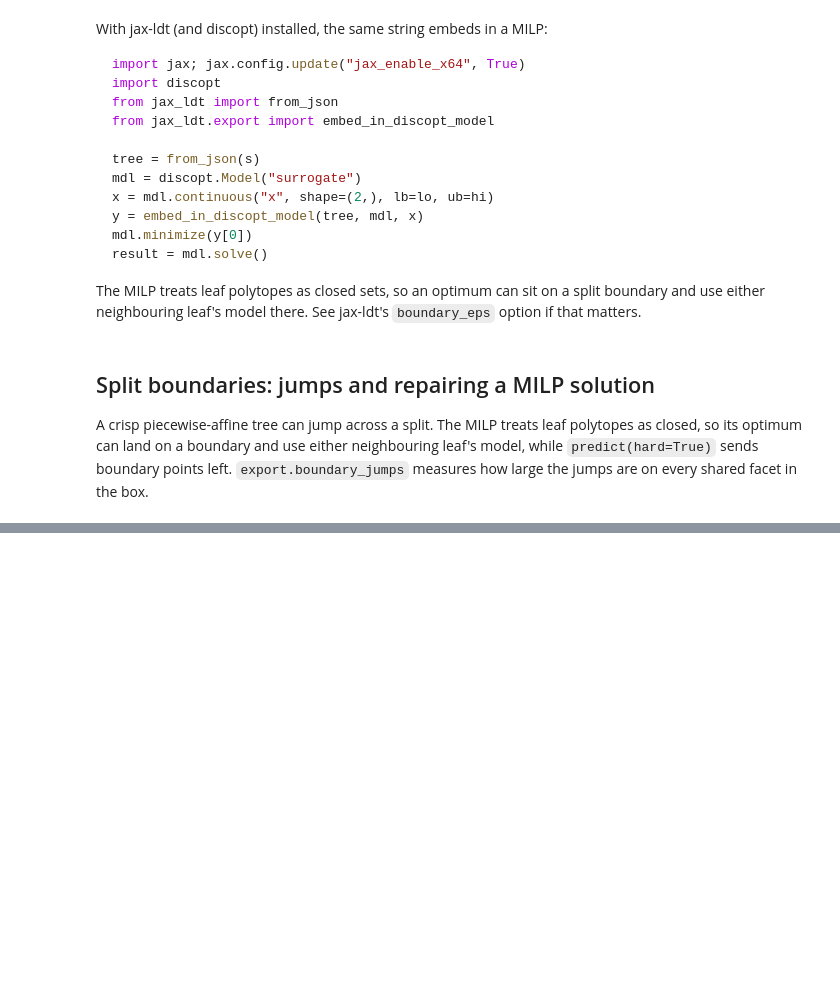
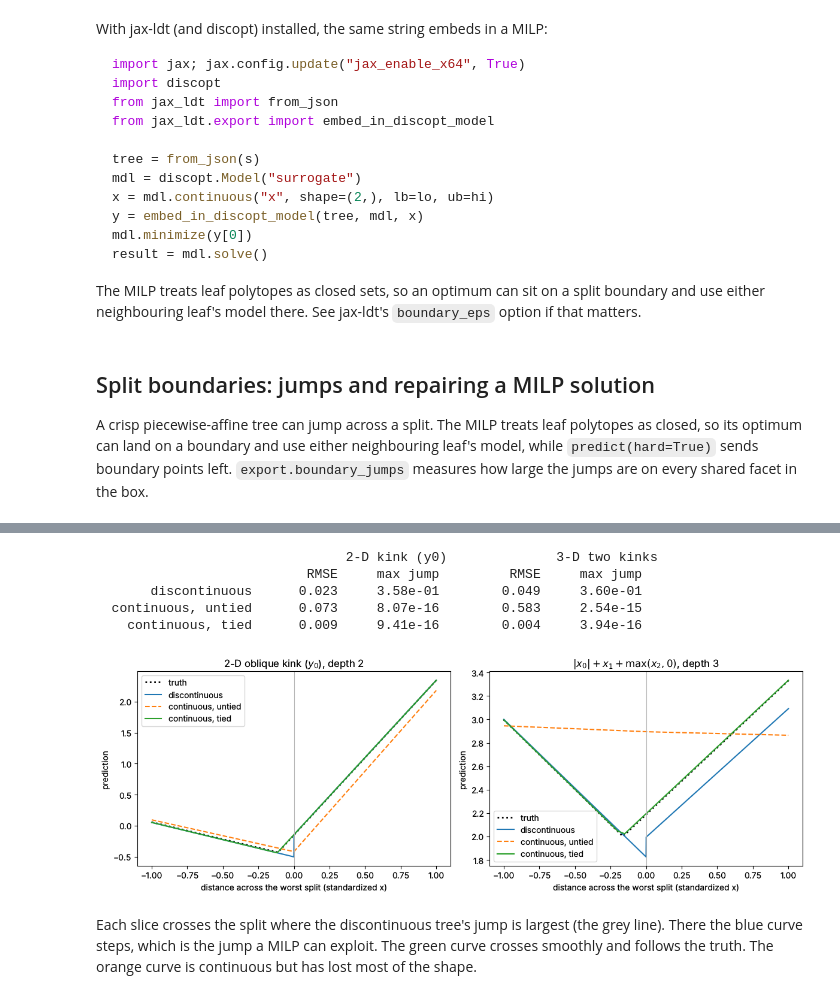
Before and after one commit to jkitchin/jax-difftree, a Jupyter notebook: notebooks/piecewise_linear_milp.ipynb, the cells around one changed output, grey strips where cells are left out. Saved outputs shown, nothing was run; the diff lists cells and outputs as text; code cells hidden in the pictures; blank space fills up the shorter version.

```diff
--- a/notebooks/piecewise_linear_milp.ipynb
+++ b/notebooks/piecewise_linear_milp.ipynb
@@ -205,7 +201,0 @@ moved by 1.0e-06 (standardized units)
-# %%
-mc = DifferentiableTreeRegressor(leaf_type="affine", constant_outputs=[1], continuous=True,
-                                 **common).fit(X, Y, dydx=J)
-for name, mod in (("discontinuous", m), ("continuous", mc)):
-    rmse = np.sqrt(np.mean((mod.predict(X_te, hard=True) - Y_te) ** 2, axis=0))
-    print(f"{name:>13s}: max jump = {np.round(mod.hardening_report_['max_boundary_jump'], 3)}  "
-          f"hard RMSE = {np.round(rmse, 3)}")
@@ -214,0 +212,64 @@ discontinuous: max jump = [0.746 0.605]  hard RMSE = [0.06  0.086]
+# %%
+variants = {
+    "discontinuous": dict(),
+    "continuous, untied": dict(continuous=True),
+    "continuous, tied": dict(continuous=True, tied_splits=True),
+}
+aff = dict(leaf_type="affine", constant_outputs=[1], **common)
+fits2d = {name: DifferentiableTreeRegressor(**aff, **kw).fit(X, Y) for name, kw in variants.items()}
+
+f3 = lambda Z: np.abs(Z[:, 0]) + Z[:, 1] + np.maximum(Z[:, 2], 0)
+r3 = np.random.default_rng(1)
+X3 = r3.uniform(-2, 2, (600, 3))
+y3 = f3(X3) + 0.02 * r3.normal(size=600)
+X3_te = r3.uniform(-2, 2, (5000, 3))
+kw3 = dict(depth=3, n_epochs=80, leaf_type="affine", hardening=True, n_hard_epochs=20, random_state=0)
+fits3d = {name: DifferentiableTreeRegressor(**kw3, **kw).fit(X3, y3) for name, kw in variants.items()}
+
+print(f"{'':>20s} {'2-D kink (y0)':>24s}   {'3-D two kinks':>24s}")
+print(f"{'':>20s} {'RMSE':>10s} {'max jump':>12s}   {'RMSE':>10s} {'max jump':>12s}")
+for name in variants:
+    a, b = fits2d[name], fits3d[name]
+    ra = np.sqrt(np.mean((a.predict(X_te, hard=True)[:, 0] - Y_te[:, 0]) ** 2))
+    rb = np.sqrt(np.mean((b.predict(X3_te, hard=True) - f3(X3_te)) ** 2))
+    print(f"{name:>20s} {ra:10.3f} {a.hardening_report_['max_boundary_jump'][0]:12.2e}   "
+          f"{rb:10.3f} {b.hardening_report_['max_boundary_jump'][0]:12.2e}")
+# %% [output]
+                                2-D kink (y0)              3-D two kinks
+                           RMSE     max jump         RMSE     max jump
+       discontinuous      0.023     3.58e-01        0.049     3.60e-01
+  continuous, untied      0.073     8.07e-16        0.583     2.54e-15
+    continuous, tied      0.009     9.41e-16        0.004     3.94e-16
+# %%
+styles = {"discontinuous": ("C0", "-"), "continuous, untied": ("C1", "--"), "continuous, tied": ("C2", "-")}
+
+def worst_slice(model, half_width=1.0, n=2000):
+    """Line through the discontinuous model's worst jump, across that split.
+    Returns (t, points): t is the signed distance in standardized x units."""
+    j = export.boundary_jumps(model)[0]
+    x_w = j["worst_point"][0]
+    w = model.params_["W"][j["node"]]
+    step = (w / np.linalg.norm(w)) * model.x_std_   # unit step in standardized units
+    t = np.linspace(-half_width, half_width, n)
+    return t, x_w[None, :] + t[:, None] * step[None, :]
+
+fig, axes = plt.subplots(1, 2, figsize=(12, 4.2))
+for ax, fits, f_true, title in (
+    (axes[0], fits2d, lambda Z: truth(Z)[:, 0], "2-D oblique kink ($y_0$), depth 2"),
+    (axes[1], fits3d, f3, "$|x_0| + x_1 + \\max(x_2, 0)$, depth 3"),
+):
+    t, S = worst_slice(fits["discontinuous"])
+    ax.plot(t, f_true(S), "k:", lw=2, label="truth")
+    for name, mod in fits.items():
+        c, ls = styles[name]
+        pred = mod.predict(S, hard=True)
+        ax.plot(t, pred[:, 0] if pred.ndim == 2 else pred, color=c, ls=ls, label=name)
+    ax.axvline(0, color="0.7", lw=0.8)
+    ax.set(xlabel="distance across the worst split (standardized x)", ylabel="prediction", title=title)
+    ax.legend()
+plt.tight_layout()
+plt.show()
+# %% [output]
+[figure, added]
+# %% [markdown]
+Each slice crosses the split where the discontinuous tree's jump is largest (the grey line). There the blue curve steps, which is the jump a MILP can exploit. The green curve crosses smoothly and follows the truth. The orange curve is continuous but has lost most of the shape.
```
Also changed, not shown: parts of 14 cells of this notebook, 7 other files.
